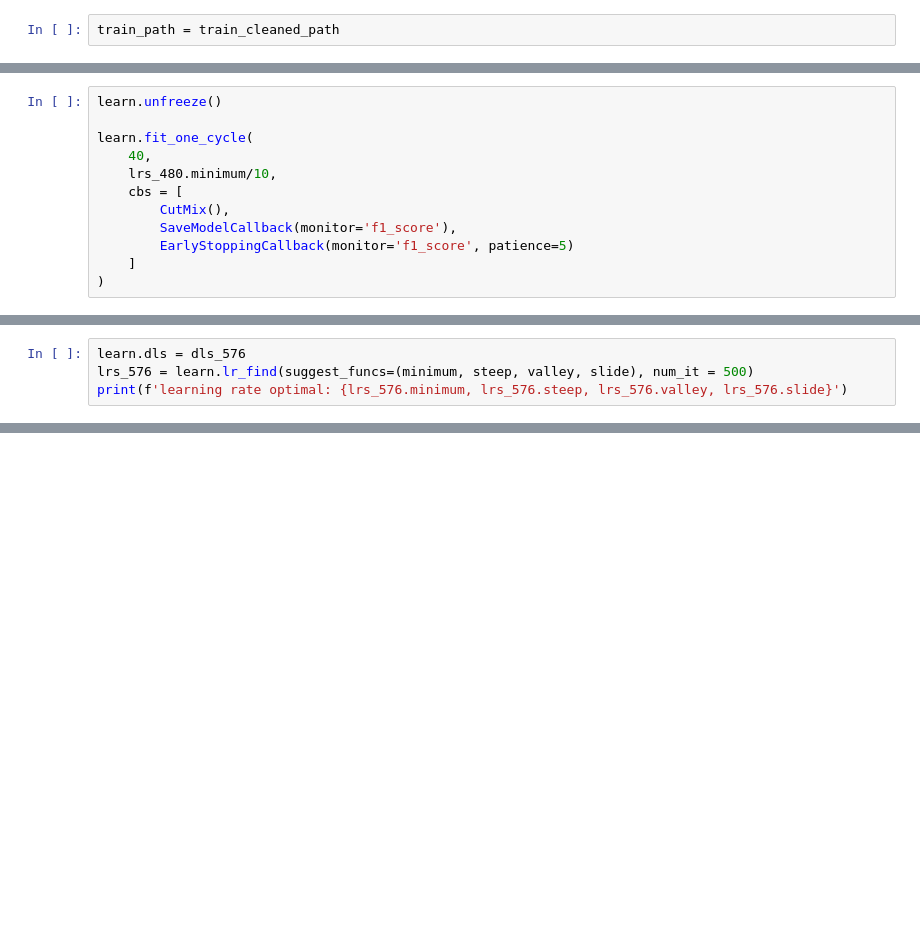
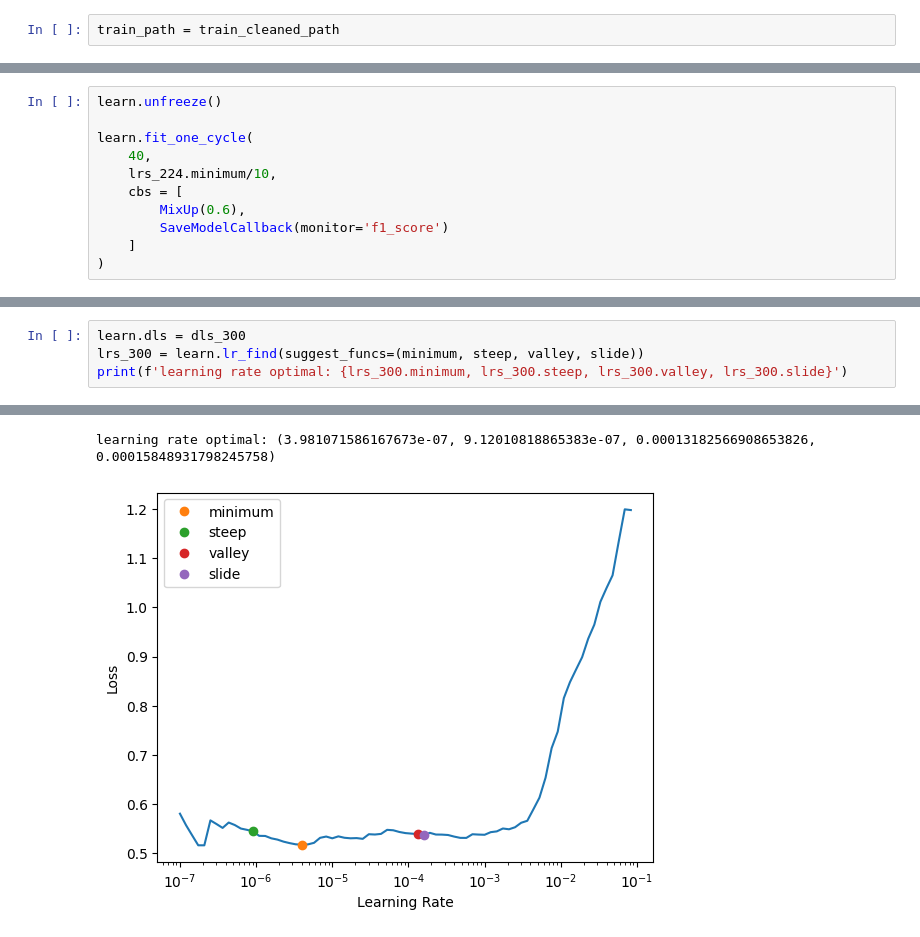
Before and after one commit to rafli-1729/indonesian-heritage-classification, a Jupyter notebook: DSC0084-Empat Trio-Notebook.ipynb, the cells around one changed output, grey strips where cells are left out. Drawn from its saved outputs; the diff is of its cells as text; blank space fills up the shorter version.

```diff
--- a/DSC0084-Empat Trio-Notebook.ipynb
+++ b/DSC0084-Empat Trio-Notebook.ipynb
@@ -422,10 +428,9 @@ learn.unfreeze()
 
 learn.fit_one_cycle(
     40,
-    lrs_480.minimum/10,
+    lrs_224.minimum/10,
     cbs = [
-        CutMix(),
-        SaveModelCallback(monitor='f1_score'),
-        EarlyStoppingCallback(monitor='f1_score', patience=5)
+        MixUp(0.6),
+        SaveModelCallback(monitor='f1_score')
     ]
 )
@@ -435,4 +468,5 @@ gc.collect()
 # %%
-learn.dls = dls_576
-lrs_576 = learn.lr_find(suggest_funcs=(minimum, steep, valley, slide), num_it = 500)
-print(f'learning rate optimal: {lrs_576.minimum, lrs_576.steep, lrs_576.valley, lrs_576.slide}')
+learn.dls = dls_300
+lrs_300 = learn.lr_find(suggest_funcs=(minimum, steep, valley, slide))
+print(f'learning rate optimal: {lrs_300.minimum, lrs_300.steep, lrs_300.valley, lrs_300.slide}')
+# %% [output]
@@ -439,3 +474,5 @@ print(f'learning rate optimal: {lrs_576.minimum, lrs_576.steep, lrs_576.valley,
+learning rate optimal: (3.981071586167673e-07, 9.12010818865383e-07, 0.00013182566908653826, 0.00015848931798245758)
+[figure, added]
 # %%
 learn.unfreeze()
 
```
Also changed, not shown: parts of 25 cells of this notebook.
